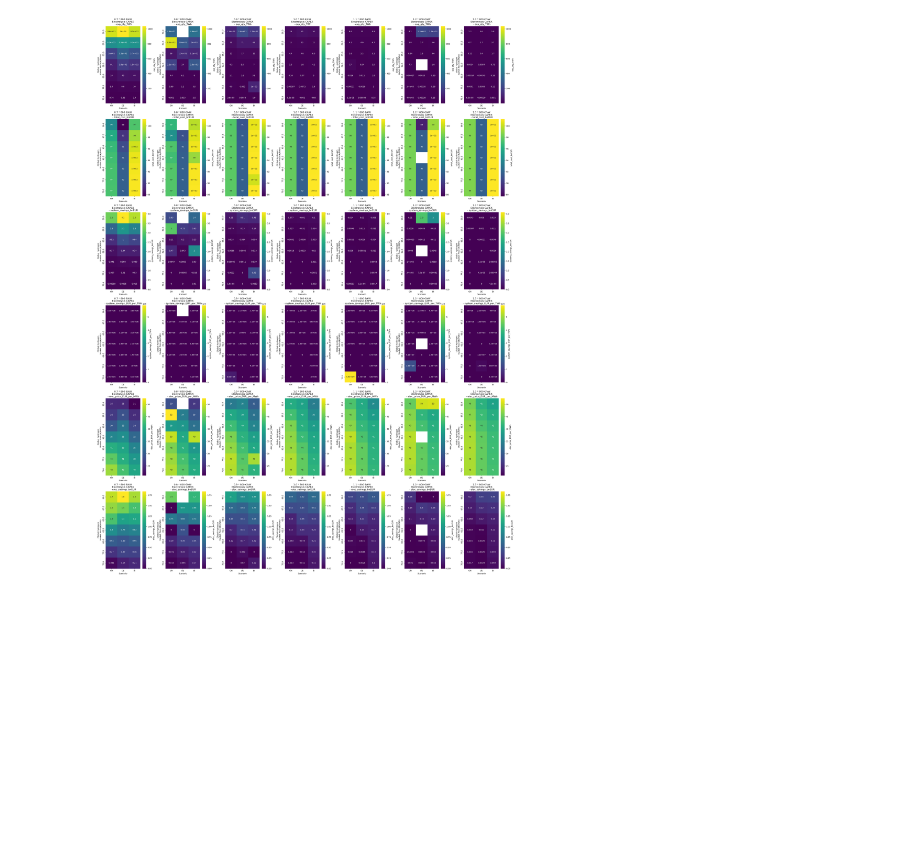
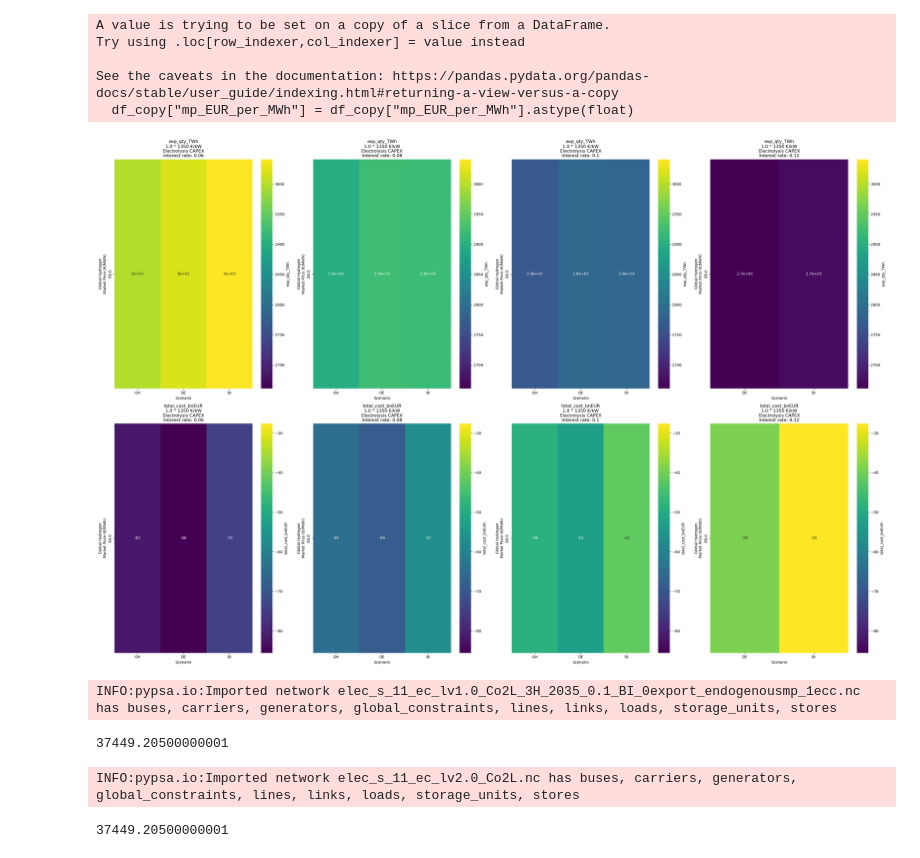
Before and after one commit to hazemakhalek/BRIGHT, a Jupyter notebook: notebooks/compare_scenarios.ipynb, the cells around one changed output. Saved outputs shown, nothing was run; the diff lists cells and outputs as text; code cells hidden in the pictures; blank space fills up the shorter version.

Commit message:
update scenario comparison

```diff
--- a/notebooks/compare_scenarios.ipynb
+++ b/notebooks/compare_scenarios.ipynb
@@ -84,30 +173,51 @@ INFO:pypsa.io:Imported network elec_s_11_ec_lv1.0_Co2L_3H_2035_0.071_BI_0export_
 # %%
-variables = ["exp_qty_TWh", "total_cost_bnEUR", "system_savings_bnEUR", "system_savings_EUR_per_TWh", "elec_price_EUR_per_MWh", "elec_savings_bnEUR"]
+variables = ["exp_qty_TWh", "total_cost_bnEUR"]#, "system_savings_bnEUR", "system_savings_EUR_per_TWh", "elec_price_EUR_per_MWh", "elec_savings_bnEUR"]
 
-df = df.loc[df['mp_EUR_per_MWh'] != 'endogenous']
-df["mp_EUR_per_MWh"] = df["mp_EUR_per_MWh"].astype(float)
-df = df.loc[(df['mp_EUR_per_MWh'] <= 90) & (df['mp_EUR_per_MWh'] >= 75)]
+df_copy = df.query("mp_EUR_per_MWh != 'endogenous' and ecc == 1")
+df_copy["mp_EUR_per_MWh"] = df_copy["mp_EUR_per_MWh"].astype(float)
+#df_copy = df_copy.loc[(df_copy['mp_EUR_per_MWh'] <= 90) & (df_copy['mp_EUR_per_MWh'] >= 75)]
 
-scenarios = df["scenario"].unique()
+scenarios = df_copy["scenario"].unique()
 
-fig, axs = plt.subplots(len(variables), len(df['ecc'].unique()), figsize=(30, 40))
+fig, axs = plt.subplots(len(variables), len(df_copy['ir'].unique()), figsize=(30, 20))
 
 for i, variable in enumerate(variables):
-    vmin = df[variable].min()
-    vmax = df[variable].max()
+    vmin = df_copy[variable].min()
+    vmax = df_copy[variable].max()
 
-    for j, ecc in enumerate(df['ecc'].unique()):
-        pivot_table = df[df["ecc"] == ecc].pivot(index="mp_EUR_per_MWh", columns="scenario", values=variable)
+    for j, ir in enumerate(df_copy['ir'].unique()):
+        pivot_table = df_copy[df_copy["ir"] == ir].pivot(index="mp_EUR_per_MWh", columns="scenario", values=variable)
         pivot_table = pivot_table.sort_index(ascending=False).sort_index(axis=1, ascending=False)
         sns.heatmap(pivot_table, annot=True, cmap="viridis", cbar_kws={'label': variable}, ax=axs[i, j], vmin=vmin, vmax=vmax)
-        axs[i, j].set_title(f"{ecc} * 800 €/kW\nElectrolysis CAPEX\n - {variable}")
+        axs[i, j].set_title(f"{variable}\n{df_copy.ecc.values[0]} * 1350 €/kW\nElectrolysis CAPEX\nInterest rate: {ir}")
         axs[i, j].set_xlabel("Scenario")
         axs[i, j].set_ylabel("Global Hydrogen\nMarket Price (€/MWh)")
 
 plt.tight_layout()
 plt.show()
 # %% [output]
+A value is trying to be set on a copy of a slice from a DataFrame.
+Try using .loc[row_indexer,col_indexer] = value instead
+
+See the caveats in the documentation: https://pandas.pydata.org/pandas-docs/stable/user_guide/indexing.html#returning-a-view-versus-a-copy
+  df_copy["mp_EUR_per_MWh"] = df_copy["mp_EUR_per_MWh"].astype(float)
-[figure, old version]
+[figure, new version]
+# %%
+n = pypsa.Network("/home/cpschau/Code/dev/BRIGHT/submodules/pypsa-earth-sec/results/241107_ir_sensitivity/postnetworks/elec_s_11_ec_lv1.0_Co2L_3H_2035_0.1_BI_0export_endogenousmp_1ecc.nc")
+# %% [output]
+INFO:pypsa.io:Imported network elec_s_11_ec_lv1.0_Co2L_3H_2035_0.1_BI_0export_endogenousmp_1ecc.nc has buses, carriers, generators, global_constraints, lines, links, loads, storage_units, stores
+# %%
+n.generators.filter(regex="solar$", axis=0).p_nom.sum()
+# %% [output]
+37449.20500000001
+# %%
+n1 = pypsa.Network("/home/cpschau/Code/dev/BRIGHT/submodules/pypsa-earth-sec/pypsa-earth/networks/elec_s_11_ec_lv2.0_Co2L.nc")
+# %% [output]
+INFO:pypsa.io:Imported network elec_s_11_ec_lv2.0_Co2L.nc has buses, carriers, generators, global_constraints, lines, links, loads, storage_units, stores
+# %%
+n1.generators.filter(regex="solar$", axis=0).p_nom.sum()
+# %% [output]
+37449.20500000001
 # %%
 variables = ["exp_qty_TWh", "total_cost_bnEUR", "system_savings_bnEUR", "system_savings_EUR_per_TWh", "elec_price_EUR_per_MWh", "elec_savings_bnEUR"]
 df = df.loc[df['mp_EUR_per_MWh'] != 'endogenous']
```
Also changed, not shown: parts of 8 cells of this notebook.
